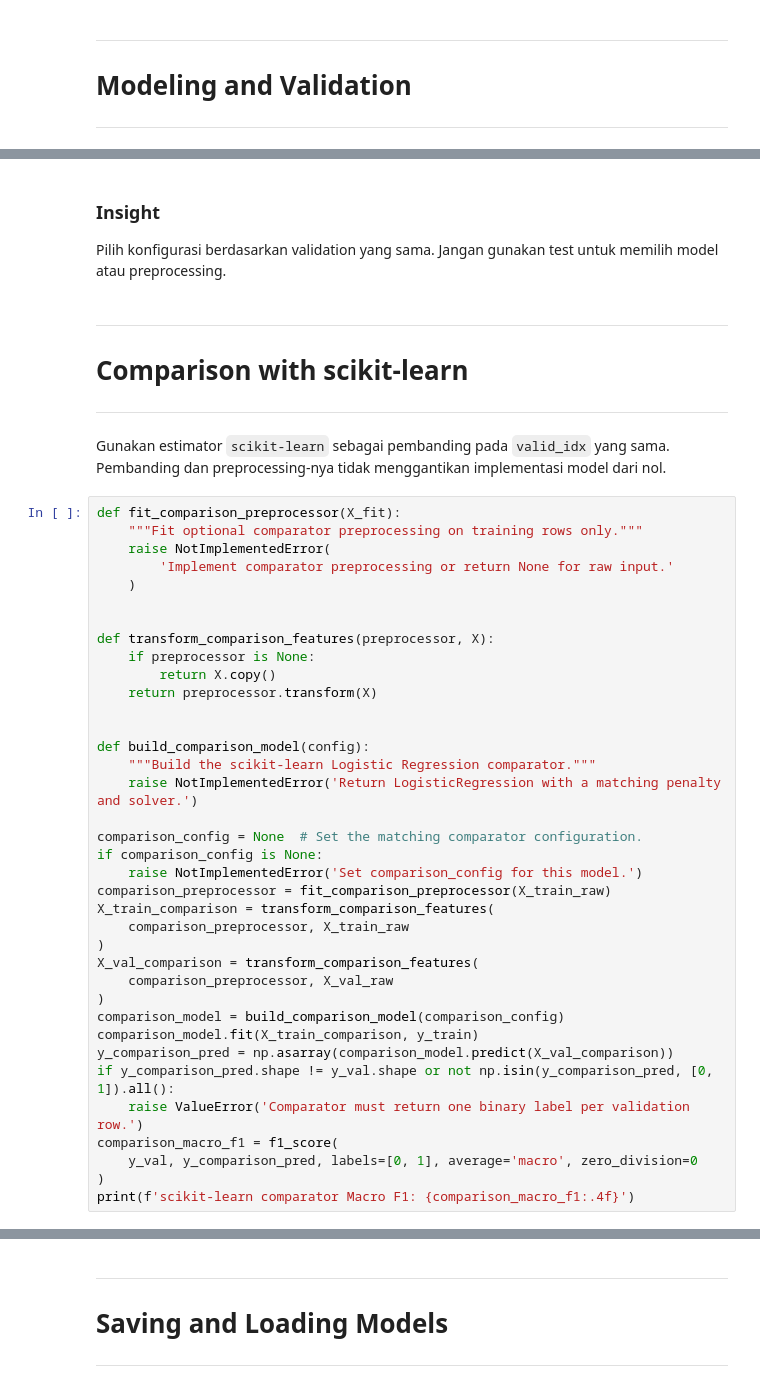
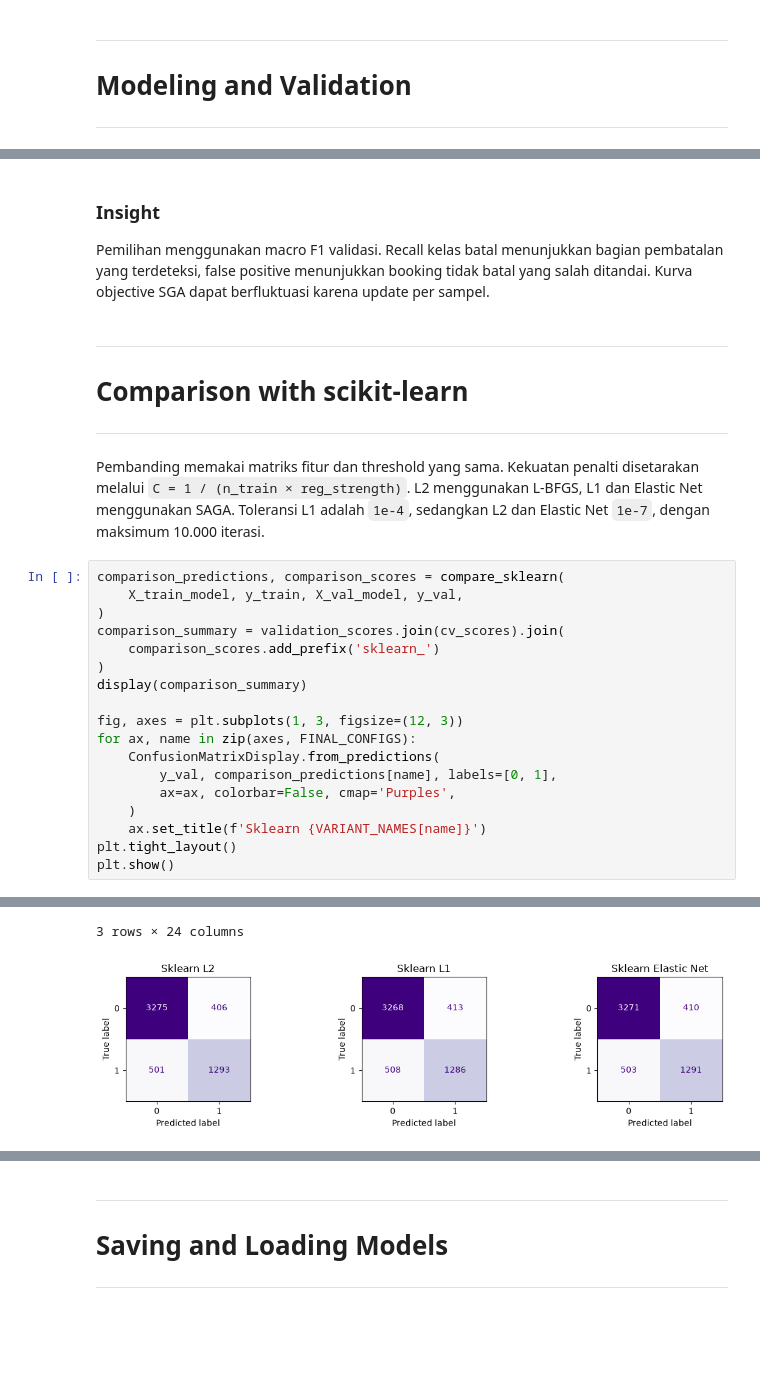
Before and after one commit to parkuskus/IF3170_G03_FiveAgents, a Jupyter notebook: notebooks/Logistic_Regression_Final-Pipeline.ipynb, the cells around one changed output, grey strips where cells are left out. Saved outputs shown, nothing was run; the diff lists cells and outputs as text; blank space fills up the shorter version.

```diff
--- a/notebooks/Logistic_Regression_Final-Pipeline.ipynb
+++ b/notebooks/Logistic_Regression_Final-Pipeline.ipynb
@@ -369,7 +659,9 @@ display(pd.DataFrame(validation_confusion, index=[0, 1], columns=[0, 1]))
 # %% [markdown]
 ### Insight
 
-Pilih konfigurasi berdasarkan validation yang sama. Jangan gunakan test untuk memilih model atau preprocessing.
+Pemilihan menggunakan macro F1 validasi. Recall kelas batal menunjukkan bagian
+pembatalan yang terdeteksi, false positive menunjukkan booking tidak batal yang
+salah ditandai. Kurva objective SGA dapat berfluktuasi karena update per sampel.
 # %% [markdown]
 ---
 
@@ -377,41 +669,26 @@ Pilih konfigurasi berdasarkan validation yang sama. Jangan gunakan test untuk me
 
 ---
 # %% [markdown]
-Gunakan estimator `scikit-learn` sebagai pembanding pada `valid_idx` yang sama. Pembanding dan preprocessing-nya tidak menggantikan implementasi model dari nol.
+Pembanding memakai matriks fitur dan threshold yang sama. Kekuatan penalti
+disetarakan melalui `C = 1 / (n_train × reg_strength)`. L2 menggunakan L-BFGS,
+L1 dan Elastic Net menggunakan SAGA. Toleransi L1 adalah `1e-4`, sedangkan
+L2 dan Elastic Net `1e-7`, dengan maksimum 10.000 iterasi.
 # %%
-def fit_comparison_preprocessor(X_fit):
-    """Fit optional comparator preprocessing on training rows only."""
-    raise NotImplementedError(
-        'Implement comparator preprocessing or return None for raw input.'
+comparison_predictions, comparison_scores = compare_sklearn(
+    X_train_model, y_train, X_val_model, y_val,
+)
+comparison_summary = validation_scores.join(cv_scores).join(
+    comparison_scores.add_prefix('sklearn_')
+)
+display(comparison_summary)
+
+fig, axes = plt.subplots(1, 3, figsize=(12, 3))
+for ax, name in zip(axes, FINAL_CONFIGS):
+    ConfusionMatrixDisplay.from_predictions(
+        y_val, comparison_predictions[name], labels=[0, 1],
+        ax=ax, colorbar=False, cmap='Purples',
     )
-
-
-def transform_comparison_features(preprocessor, X):
-    if preprocessor is None:
-        return X.copy()
-    return preprocessor.transform(X)
-
-
-def build_comparison_model(config):
-    """Build the scikit-learn Logistic Regression comparator."""
-    raise NotImplementedError('Return LogisticRegression with a matching penalty and solver.')
-
-comparison_config = None  # Set the matching comparator configuration.
-if comparison_config is None:
-    raise NotImplementedError('Set comparison_config for this model.')
-comparison_preprocessor = fit_comparison_preprocessor(X_train_raw)
-X_train_comparison = transform_comparison_features(
-    comparison_preprocessor, X_train_raw
-)
-X_val_comparison = transform_comparison_features(
-    comparison_preprocessor, X_val_raw
-)
-comparison_model = build_comparison_model(comparison_config)
-comparison_model.fit(X_train_comparison, y_train)
-y_comparison_pred = np.asarray(comparison_model.predict(X_val_comparison))
-if y_comparison_pred.shape != y_val.shape or not np.isin(y_comparison_pred, [0, 1]).all():
-    raise ValueError('Comparator must return one binary label per validation row.')
-comparison_macro_f1 = f1_score(
-    y_val, y_comparison_pred, labels=[0, 1], average='macro', zero_division=0
-)
-print(f'scikit-learn comparator Macro F1: {comparison_macro_f1:.4f}')
+    ax.set_title(f'Sklearn {VARIANT_NAMES[name]}')
+plt.tight_layout()
+plt.show()
+# %% [output]
@@ -418,3 +700,5 @@ print(f'scikit-learn comparator Macro F1: {comparison_macro_f1:.4f}')
+3 rows × 24 columns
+[figure, added]
 # %% [markdown]
 ### Insight
 
```
Also changed, not shown: parts of 59 cells of this notebook.
